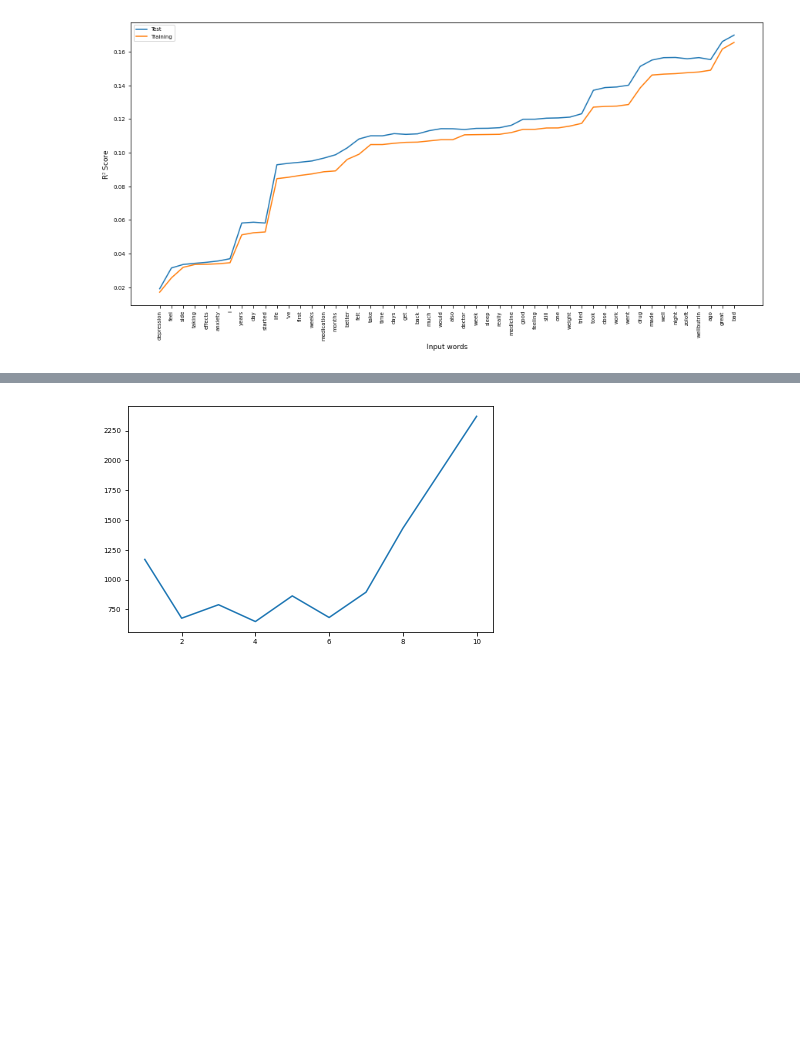
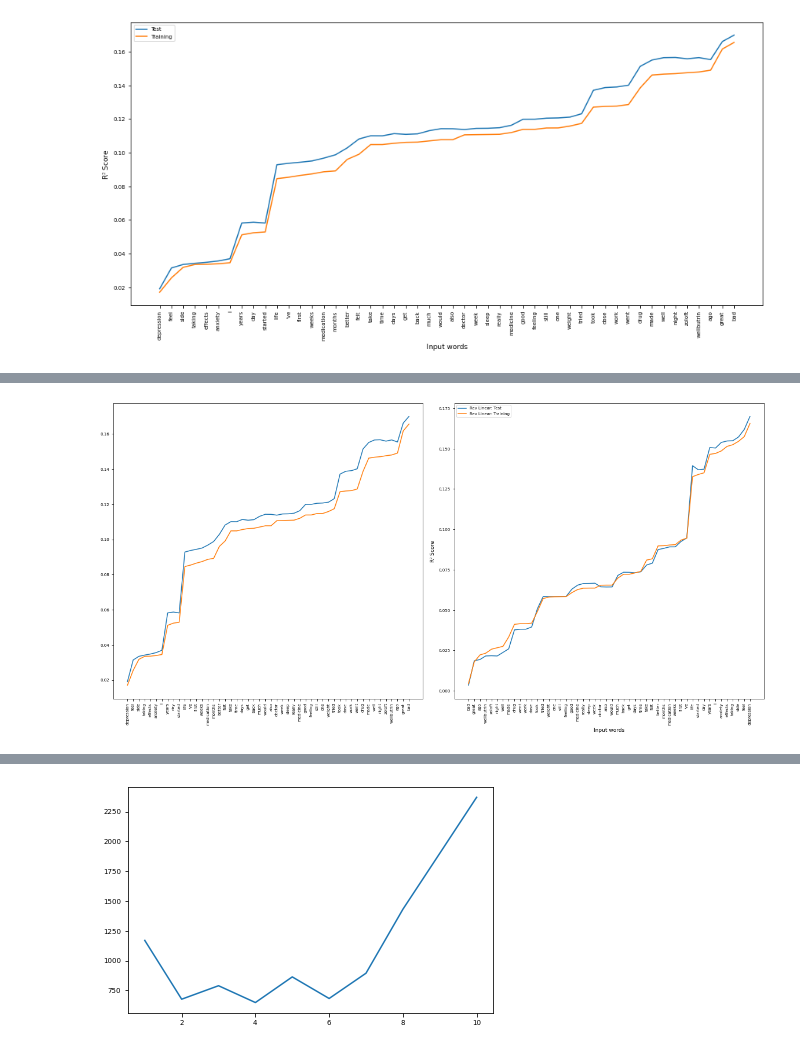
Before and after one commit to dmandic17/medical-drug-review-analysis, a Jupyter notebook: experiments/05_Indicative_Words.ipynb, the cells around one changed output, grey strips where cells are left out. Cells and saved outputs as stored; diff of their text form; code cells hidden in the pictures; blank space fills up the shorter version.

```diff
--- a/experiments/05_Indicative_Words.ipynb
+++ b/experiments/05_Indicative_Words.ipynb
@@ -260,16 +279,0 @@ model_tree, scores_train_tree, scores_test_tree = models_over_acc_inputs(words_d
-# %%
-words_depr_rev = list(reversed(words_depr))
-_, scores_train_rev, scores_test_rev = models_over_acc_inputs(words_depr_rev, df_train=data_depr, df_test=data_test_depr)
-
-fig, (ax1, ax2) = plt.subplots(1,2, figsize=(16, 8))
-ax1.plot(words_depr, scores_test, label="Linear: Test")
-ax1.plot(words_depr, scores_train, label="Linear: Training")
-ax2.plot(words_depr_rev, scores_test_rev, label="Rev Linear: Test")
-ax2.plot(words_depr_rev, scores_train_rev, label="Rev Linear: Training")
-plt.xticks(rotation=90)
-plt.xlabel("Input words")
-plt.ylabel("R$^2$ Score")
-plt.legend()
-#plt.savefig("../docs/pdfs/words_vs_score_dectree.pdf")
-
-plt.show()
@@ -275,0 +304,21 @@ plt.show()
+# %%
+words_depr_rev = list(reversed(words_depr))
+#_, scores_train_rev, scores_test_rev = models_over_acc_inputs(words_depr_rev, df_train=data_depr, df_test=data_test_depr)
+
+fig, (ax1, ax2) = plt.subplots(1,2, figsize=(16, 8))
+ax1.tick_params('x', labelrotation=90)
+ax2.tick_params('x', labelrotation=90)
+
+ax1.plot(words_depr, scores_test, label="Linear: Test")
+ax1.plot(words_depr, scores_train, label="Linear: Training")
+ax2.plot(words_depr_rev, scores_test_rev, label="Rev Linear: Test")
+ax2.plot(words_depr_rev, scores_train_rev, label="Rev Linear: Training")
+
+plt.xlabel("Input words")
+plt.ylabel("R$^2$ Score")
+plt.legend()
+#plt.savefig("../docs/pdfs/words_vs_score_dectree.pdf")
+
+plt.show()
+# %% [output]
+[figure, added]
```
Also changed, not shown: parts of 17 cells of this notebook, 3 other files.
